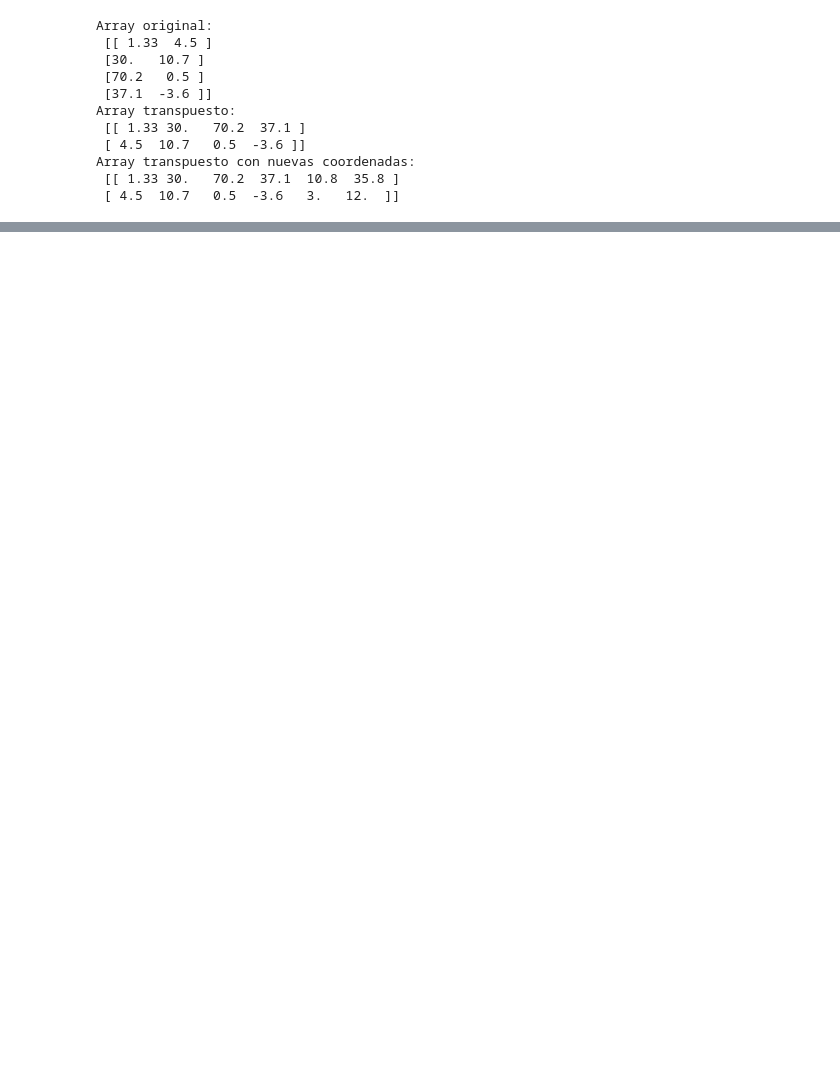
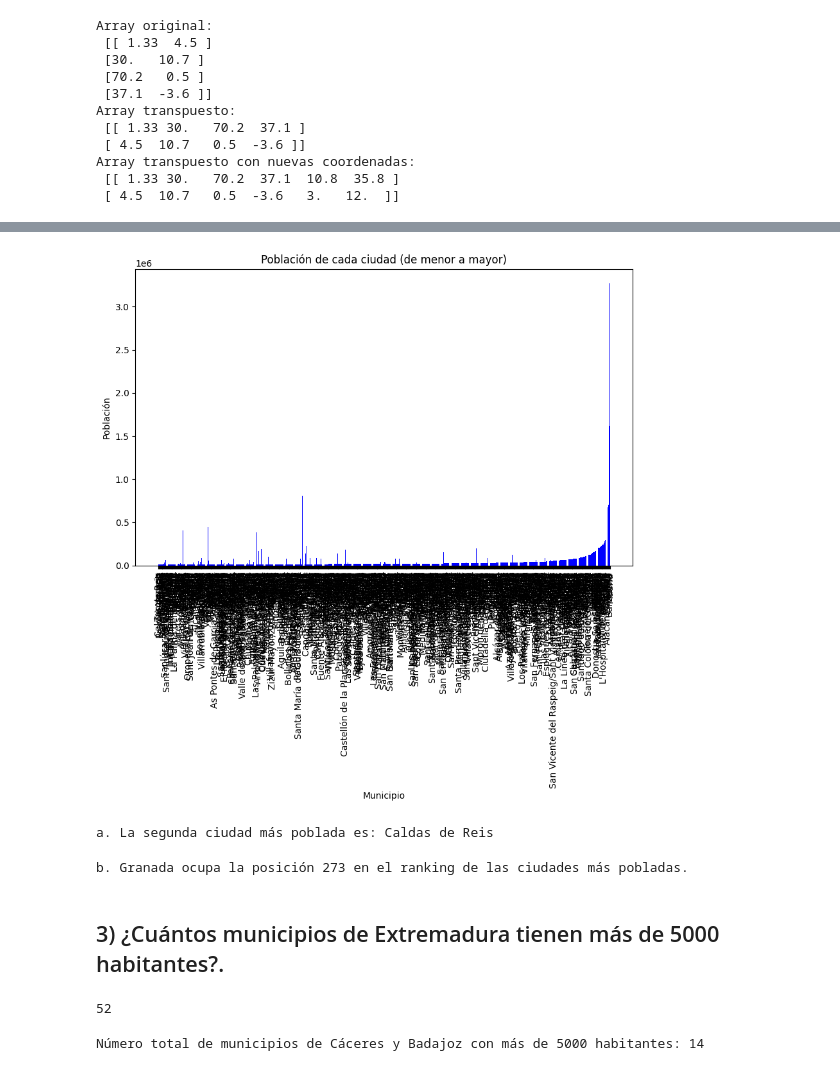
Before and after one commit to luistunag/Tareas-curso-Ciencia-de-datos-en-Python, a Jupyter notebook: 22003085_LuisTun_Laboratorio3.ipynb, the cells around one changed output, grey strips where cells are left out. Drawn from its saved outputs; the diff is of its cells as text; code cells hidden in the pictures; blank space fills up the shorter version.

```diff
--- a/22003085_LuisTun_Laboratorio3.ipynb
+++ b/22003085_LuisTun_Laboratorio3.ipynb
@@ -152,0 +156,4 @@ Array transpuesto con nuevas coordenadas:
+# %%
+# Carga el archivo
+path_file = '/Users/luistun/Maestria/curso_ciencia_datos_python/Lab3/NucleosPoblacion.csv'
+datos = pd.read_csv(path_file)
@@ -152,0 +201,43 @@ Array transpuesto con nuevas coordenadas:
+# %%
+# Ordena el DataFrame por población de menor a mayor
+datos_ordenados = datos.sort_values(by='Poblacion')
+# %%
+# Crea la gráfica de barras
+plt.figure(figsize=(10, 6))
+plt.bar(datos_ordenados['Municipio'], datos_ordenados['Poblacion'], color='blue')
+plt.xlabel('Municipio')
+plt.ylabel('Población')
+plt.title('Población de cada ciudad (de menor a mayor)')
+plt.xticks(rotation=90)
+plt.show()
+# %% [output]
+[figure, added]
+# %%
+# a. ¿Cuál es la segunda ciudad más poblada?
+segunda_ciudad_mas_poblada = datos_ordenados['Municipio'].iloc[1]
+print(f"a. La segunda ciudad más poblada es: {segunda_ciudad_mas_poblada}")
+# %% [output]
+a. La segunda ciudad más poblada es: Caldas de Reis
+# %%
+# b. ¿Qué posición ocupa Granada en el ranking de las ciudades más pobladas?
+posicion_granada = datos_ordenados[datos_ordenados['Municipio'] == 'Granada'].index[0] + 1
+print(f"b. Granada ocupa la posición {posicion_granada} en el ranking de las ciudades más pobladas.")
+# %% [output]
+b. Granada ocupa la posición 273 en el ranking de las ciudades más pobladas.
+# %% [markdown]
+## 3) ¿Cuántos municipios de Extremadura tienen más de 5000 habitantes?.
+# %%
+len(datos['Provincia'].unique())
+# %% [output]
+52
+# %%
+# Selecciona municipios de 'Cáceres' y 'Badajoz' (Extremadura) con más de 5000 habitantes
+municipios_extremadura_mas_5000 = datos[(datos['Provincia'].isin(['Cáceres', 'Badajoz'])) & (datos['Poblacion'] > 5000)]
+
+# Obtiene el número total de municipios
+num_municipios_caceres_badajoz_mas_5000 = len(municipios_extremadura_mas_5000)
+
+# Muestrar el resultado
+print(f"Número total de municipios de Cáceres y Badajoz con más de 5000 habitantes: {num_municipios_caceres_badajoz_mas_5000}")
+# %% [output]
+Número total de municipios de Cáceres y Badajoz con más de 5000 habitantes: 14
```
Also changed, not shown: parts of 26 cells of this notebook.
